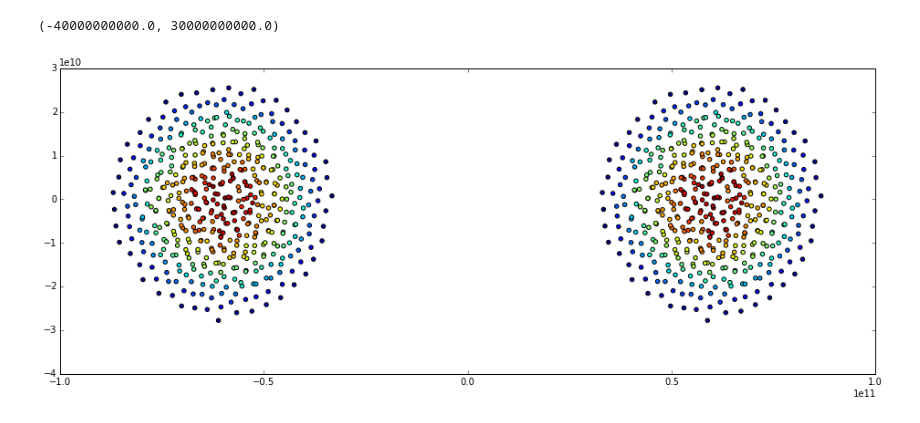
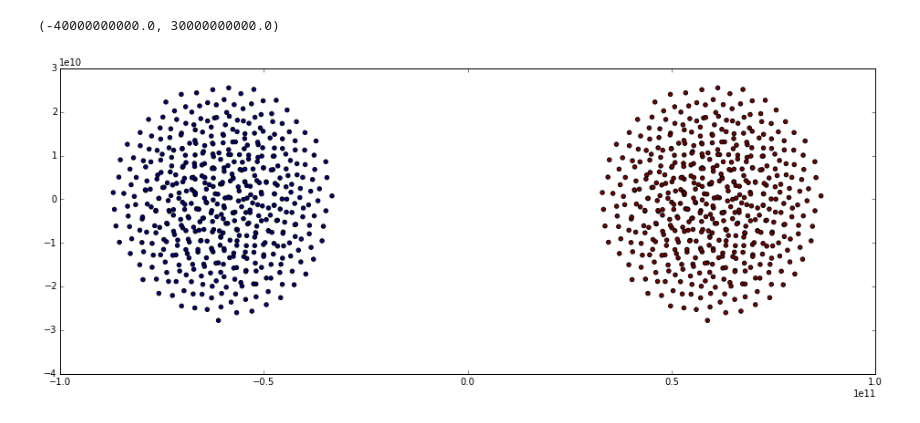
Before and after one commit to saichikine/Jupiter_SPH, a Jupyter notebook: 2d_collision.ipynb, the cells around one changed output. Saved outputs shown, nothing was run; the diff lists cells and outputs as text; code cells hidden in the pictures.

Commit message:
Looks like I just got 2d collisions beginning to work... But I overwrote the old eqb dataset with a similar one. Need to roll that back.

```diff
--- a/2d_collision.ipynb
+++ b/2d_collision.ipynb
@@ -37,16 +37,19 @@ Vinit = 1e5
 xyDistribution1 = np.load('2d_equilibrium_position.npy')[-1,:,:]
 xyDistribution1[:,0] += 2*Req
 rhoDistribution1 = np.load('2d_equilibrium_density.npy')[-1,:]
+planet1 = np.ones_like(rhoDistribution1) * 0.5
 velocityDistribution1 = np.ones_like(rhoDistribution1) * -Vinit
 
 xyDistribution2 = np.load('2d_equilibrium_position.npy')[-1,:,:]
 xyDistribution2[:,0] -= 2*Req
 rhoDistribution2 = np.load('2d_equilibrium_density.npy')[-1,:]
+planet2 = np.ones_like(rhoDistribution1) * -0.5
 velocityDistribution2 = np.ones_like(rhoDistribution2) * Vinit
 
 xyDistribution = np.concatenate([xyDistribution1, xyDistribution2])
 rhoDistribution = np.concatenate([rhoDistribution1, rhoDistribution2])
 velocityDistribution = np.concatenate([velocityDistribution1, velocityDistribution2])
+planetDistribution = np.concatenate([planet1, planet2])
 
 #######
 
@@ -70,9 +73,9 @@ velocityDistribution = np.concatenate([velocityDistribution1, velocityDistributi
 # pressureDistribution=np.concatenate((pressureDistribution1,pressureDistribution2), axis=0)
 # %%
 plt.figure(figsize=(16,6))
-plt.scatter(xyDistribution[:,0], xyDistribution[:,1], c=rhoDistribution)
+plt.scatter(xyDistribution[:,0], xyDistribution[:,1], c=planetDistribution)
 plt.xlim(-1e11,1e11)
 plt.ylim(-4e10,3e10)
 # %% [output]
 (-40000000000.0, 30000000000.0)
-[figure, old version]
+[figure, new version]
```
Also changed, not shown: 4 other files.
